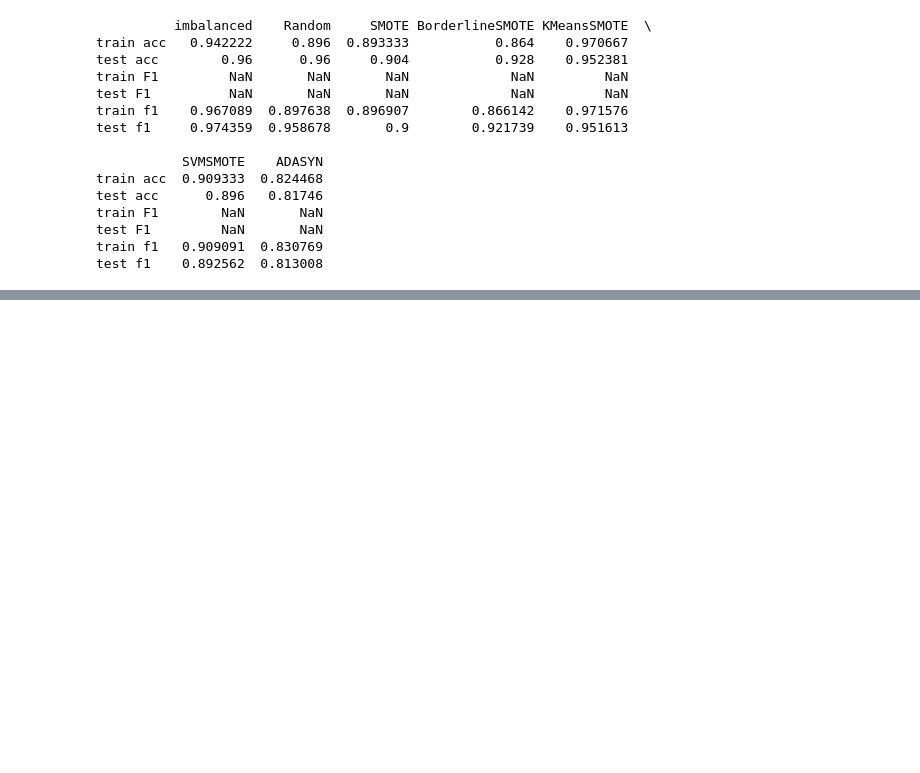
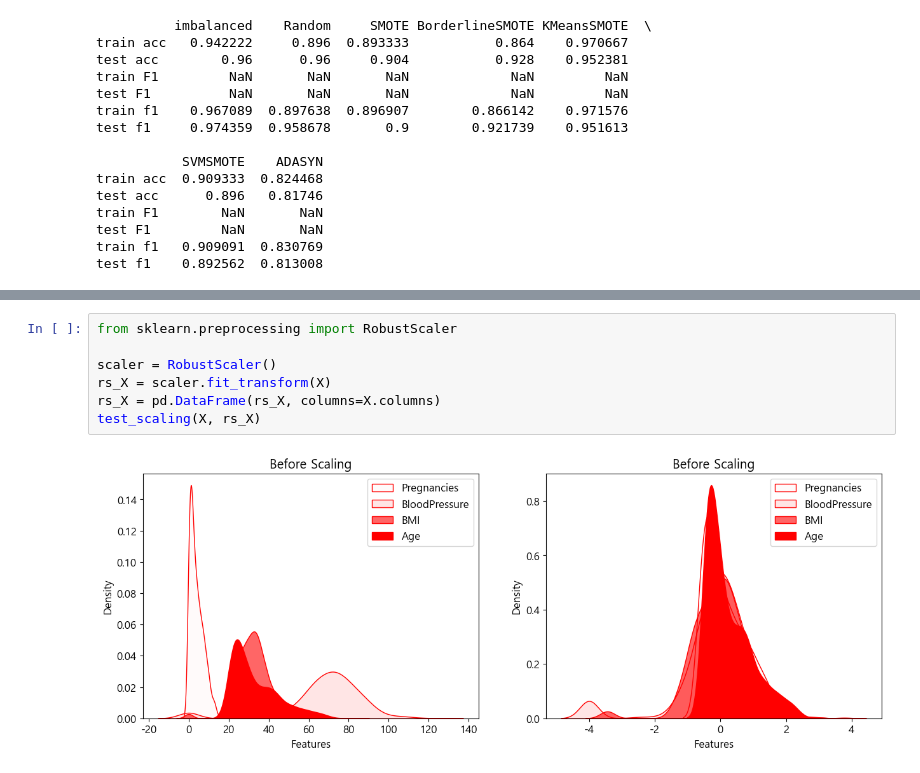
Before and after one commit to blueage98/adp_work, a Jupyter notebook: ML Codebook/2. 전처리 - 연습.ipynb, the cells around one changed output, grey strips where cells are left out. Saved outputs shown, nothing was run; the diff lists cells and outputs as text; blank space fills up the shorter version.

```diff
--- a/ML Codebook/2. 전처리 - 연습.ipynb
+++ b/ML Codebook/2. 전처리 - 연습.ipynb
@@ -347,0 +397,9 @@ test f1    0.892562  0.813008
+# %%
+from sklearn.preprocessing import RobustScaler
+
+scaler = RobustScaler()
+rs_X = scaler.fit_transform(X)
+rs_X = pd.DataFrame(rs_X, columns=X.columns)
+test_scaling(X, rs_X)
+# %% [output]
+[figure, added]
```
Also changed, not shown: parts of 20 cells of this notebook.
